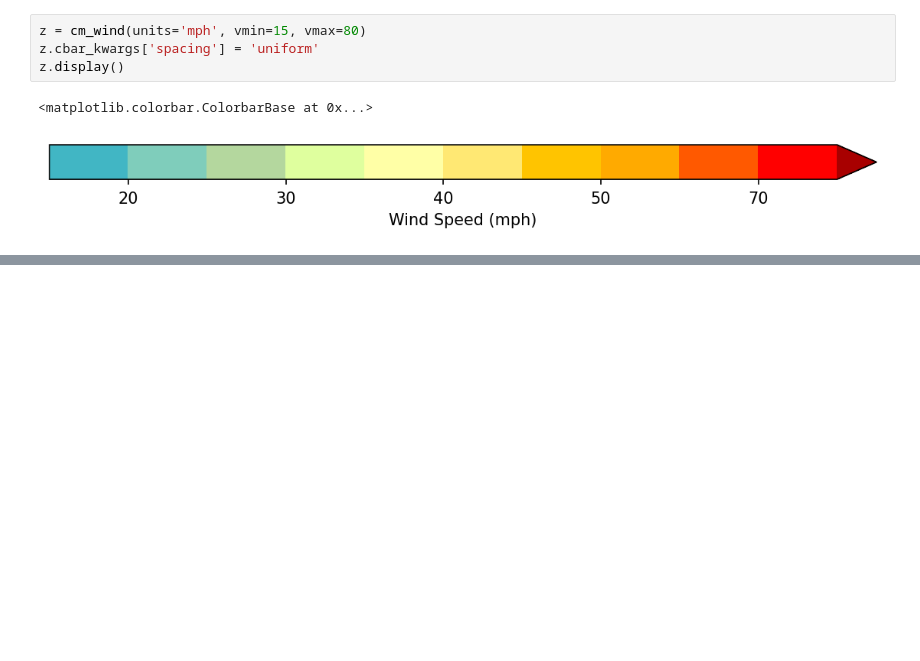
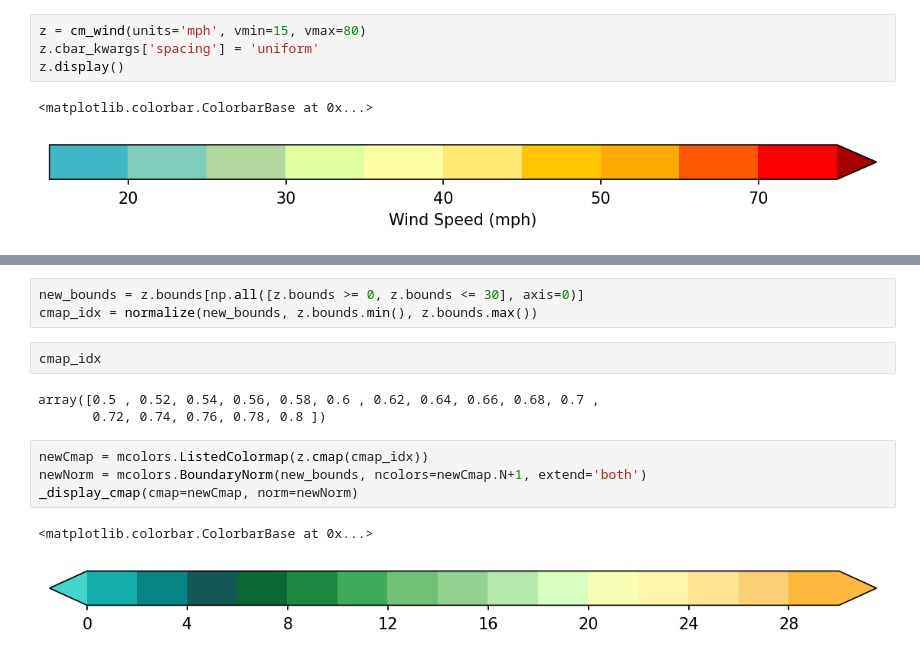
Before and after one commit to blaylockbk/Carpenter_Workshop, a Jupyter notebook: paint/standard2_colormaps.ipynb, the cells around one changed output, grey strips where cells are left out. Saved outputs shown, nothing was run; the diff lists cells and outputs as text; blank space fills up the shorter version.

```diff
--- a/paint/standard2_colormaps.ipynb
+++ b/paint/standard2_colormaps.ipynb
@@ -51,0 +212,15 @@ z.display()
+# %%
+new_bounds = z.bounds[np.all([z.bounds >= 0, z.bounds <= 30], axis=0)]
+cmap_idx = normalize(new_bounds, z.bounds.min(), z.bounds.max())
+# %%
+cmap_idx
+# %% [output]
+array([0.5 , 0.52, 0.54, 0.56, 0.58, 0.6 , 0.62, 0.64, 0.66, 0.68, 0.7 ,
+       0.72, 0.74, 0.76, 0.78, 0.8 ])
+# %%
+newCmap = mcolors.ListedColormap(z.cmap(cmap_idx))
+newNorm = mcolors.BoundaryNorm(new_bounds, ncolors=newCmap.N+1, extend='both')
+_display_cmap(cmap=newCmap, norm=newNorm)
+# %% [output]
+<matplotlib.colorbar.ColorbarBase at 0x...>
+[figure, added]
```
Also changed, not shown: parts of 11 cells of this notebook, 2 other files.
